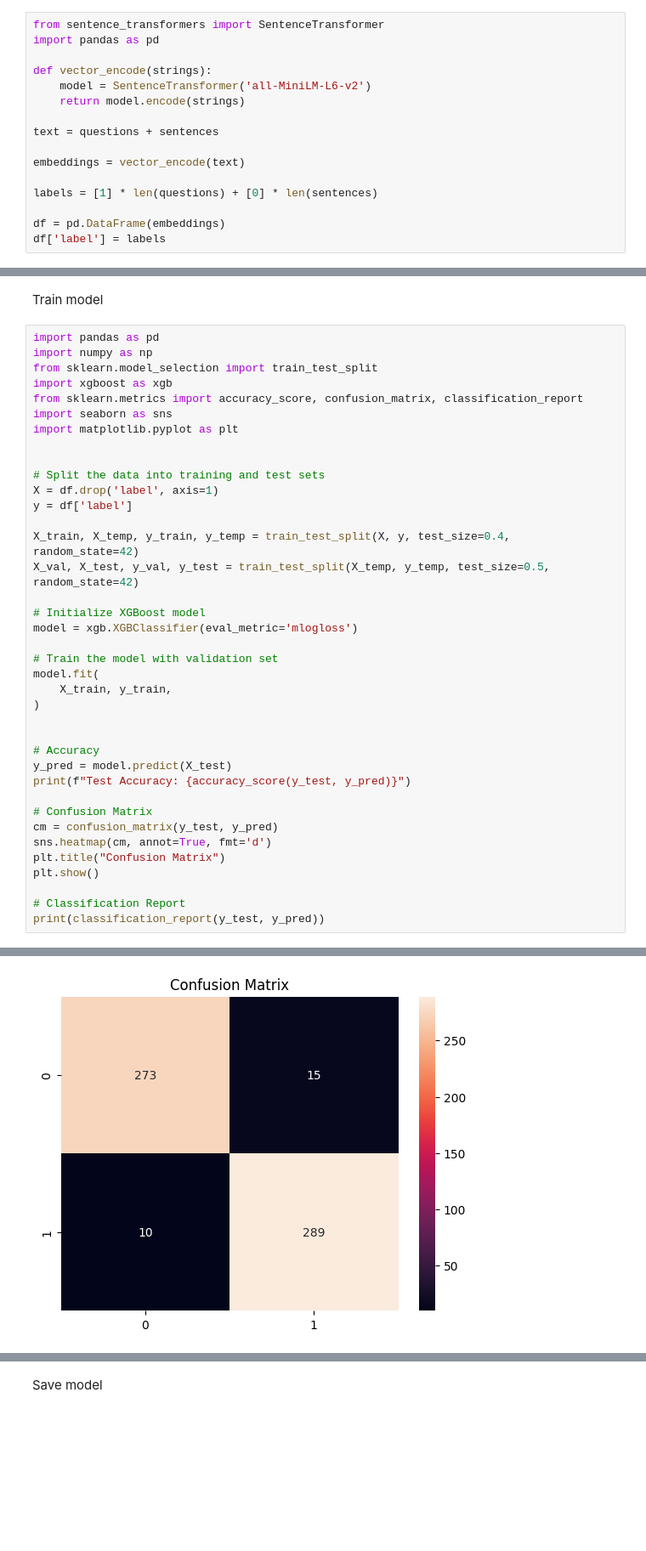
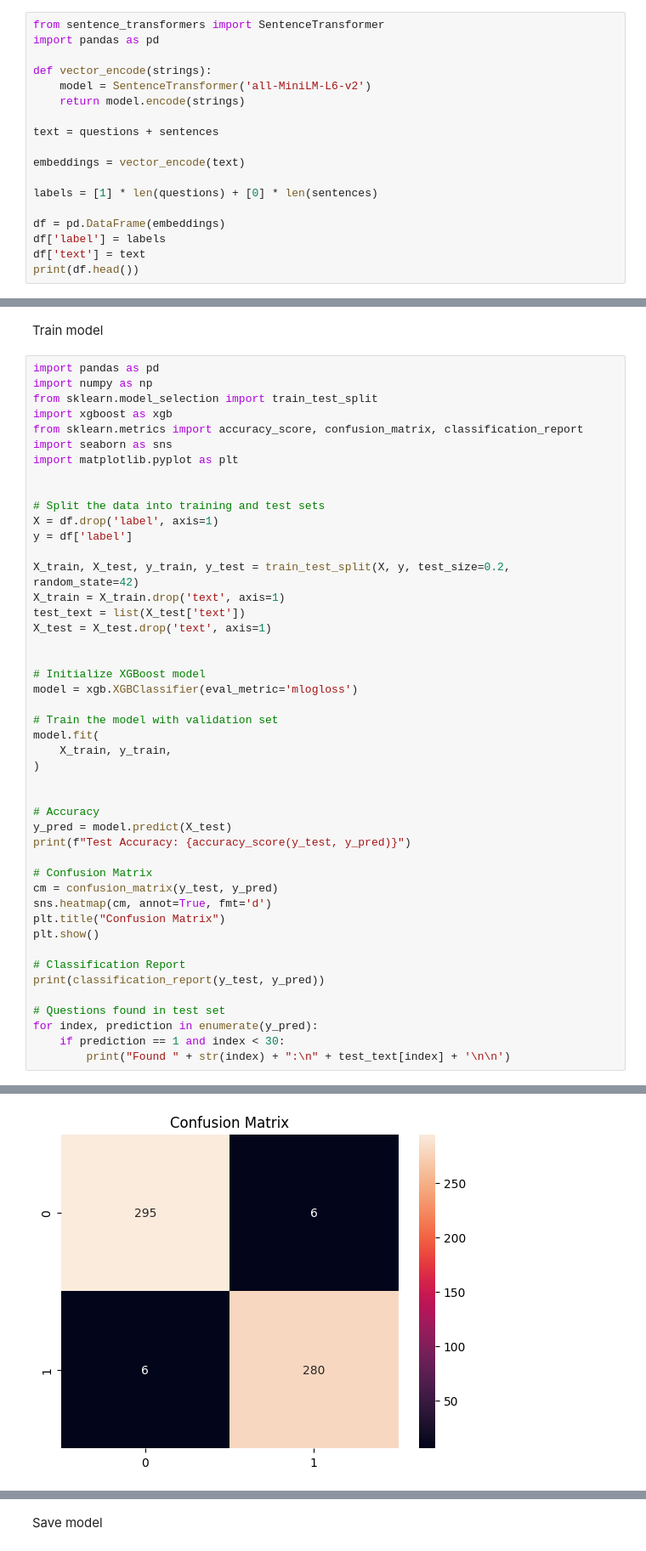
Before and after one commit to ejs-ai/PurduePrep, a Jupyter notebook: PurduePrep/scrape/question_ID_model.ipynb, the cells around one changed output, grey strips where cells are left out. Shown at 85% size. Drawn from its saved outputs; the diff is of its cells as text; blank space fills up the shorter version.

```diff
--- a/PurduePrep/scrape/question_ID_model.ipynb
+++ b/PurduePrep/scrape/question_ID_model.ipynb
@@ -107,3 +107,5 @@ labels = [1] * len(questions) + [0] * len(sentences)
 
 df = pd.DataFrame(embeddings)
 df['label'] = labels
+df['text'] = text
+print(df.head())
@@ -123,8 +143,11 @@ import matplotlib.pyplot as plt
 X = df.drop('label', axis=1)
 y = df['label']
 
-X_train, X_temp, y_train, y_temp = train_test_split(X, y, test_size=0.4, random_state=42)
-X_val, X_test, y_val, y_test = train_test_split(X_temp, y_temp, test_size=0.5, random_state=42)
+X_train, X_test, y_train, y_test = train_test_split(X, y, test_size=0.2, random_state=42)
+X_train = X_train.drop('text', axis=1)
+test_text = list(X_test['text'])
+X_test = X_test.drop('text', axis=1)
+
 
 # Initialize XGBoost model
 model = xgb.XGBClassifier(eval_metric='mlogloss')
@@ -147,4 +170,9 @@ plt.show()
 
 # Classification Report
 print(classification_report(y_test, y_pred))
+
+# Questions found in test set
+for index, prediction in enumerate(y_pred):
+    if prediction == 1 and index < 30:
+        print("Found " + str(index) + ":\n" + test_text[index] + '\n\n')
 # %% [output]
@@ -152,3 +180,3 @@ Test Accuracy: 0.9574105621805792
-[figure, old version]
+[figure, new version]
               precision    recall  f1-score   support
 
```
Also changed, not shown: parts of 5 cells of this notebook, 5 other files.
